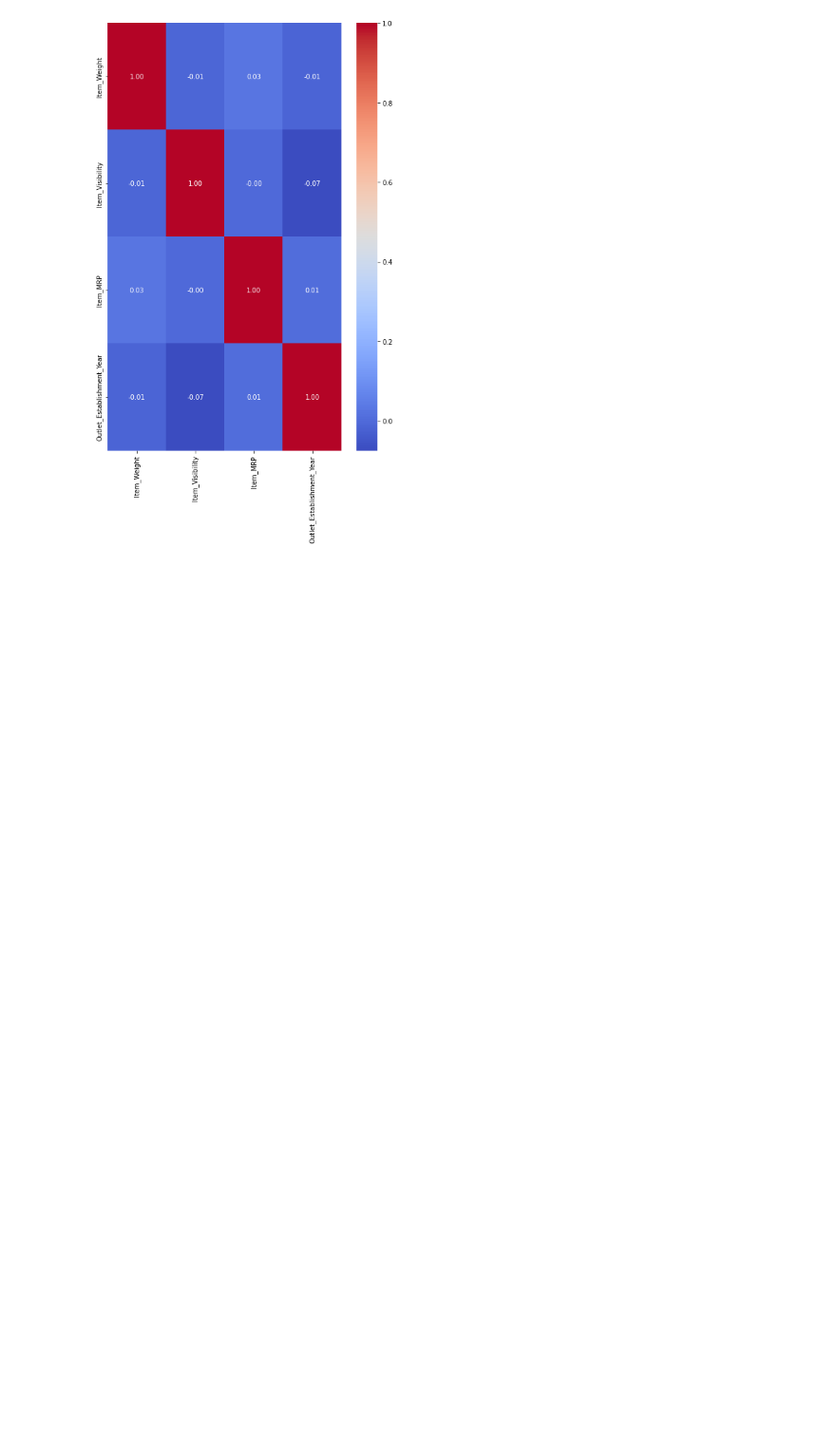
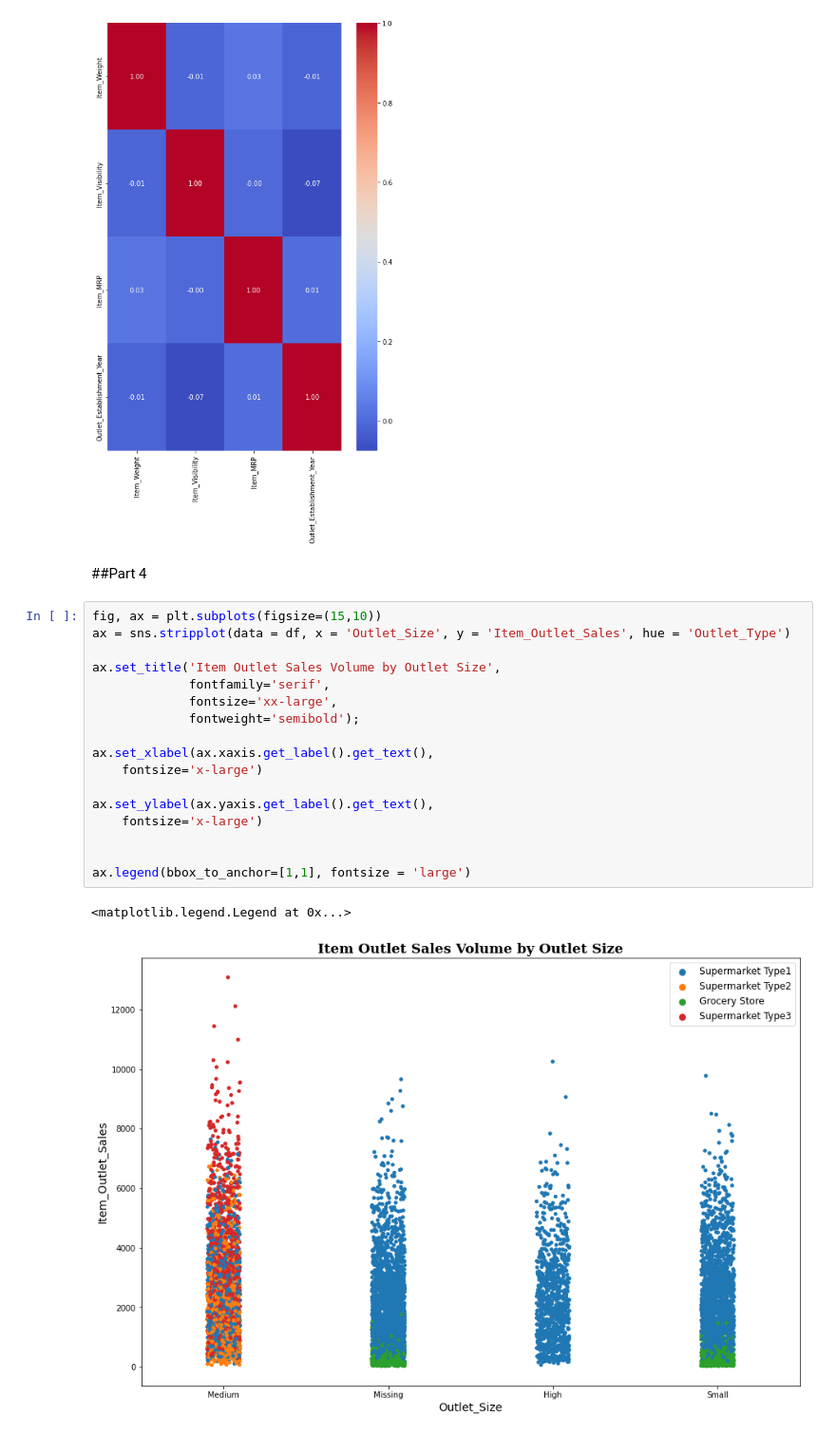
Before and after one commit to bradshawjoshua/sales-prediction, a Jupyter notebook: 18_Part_2_sales_predictions.ipynb, the cells around one changed output. Shown at 95% size. Saved outputs shown, nothing was run; the diff lists cells and outputs as text; blank space fills up the shorter version.

```diff
--- a/18_Part_2_sales_predictions.ipynb
+++ b/18_Part_2_sales_predictions.ipynb
@@ -296,3 +296,25 @@ sns.heatmap(corr, cmap='coolwarm', annot=True, fmt ='.2f')
 # %% [output]
 <matplotlib.axes._subplots.AxesSubplot at 0x...>
 [figure]
+# %% [markdown]
+##Part 4
+# %%
+fig, ax = plt.subplots(figsize=(15,10))
+ax = sns.stripplot(data = df, x = 'Outlet_Size', y = 'Item_Outlet_Sales', hue = 'Outlet_Type')
+
+ax.set_title('Item Outlet Sales Volume by Outlet Size',
+             fontfamily='serif',
+             fontsize='xx-large',
+             fontweight='semibold');
+
+ax.set_xlabel(ax.xaxis.get_label().get_text(),
+    fontsize='x-large')
+
+ax.set_ylabel(ax.yaxis.get_label().get_text(),
+    fontsize='x-large')
+
+
+ax.legend(bbox_to_anchor=[1,1], fontsize = 'large')
+# %% [output]
+<matplotlib.legend.Legend at 0x...>
+[figure, added]
```
Also changed, not shown: parts of 4 cells of this notebook.
